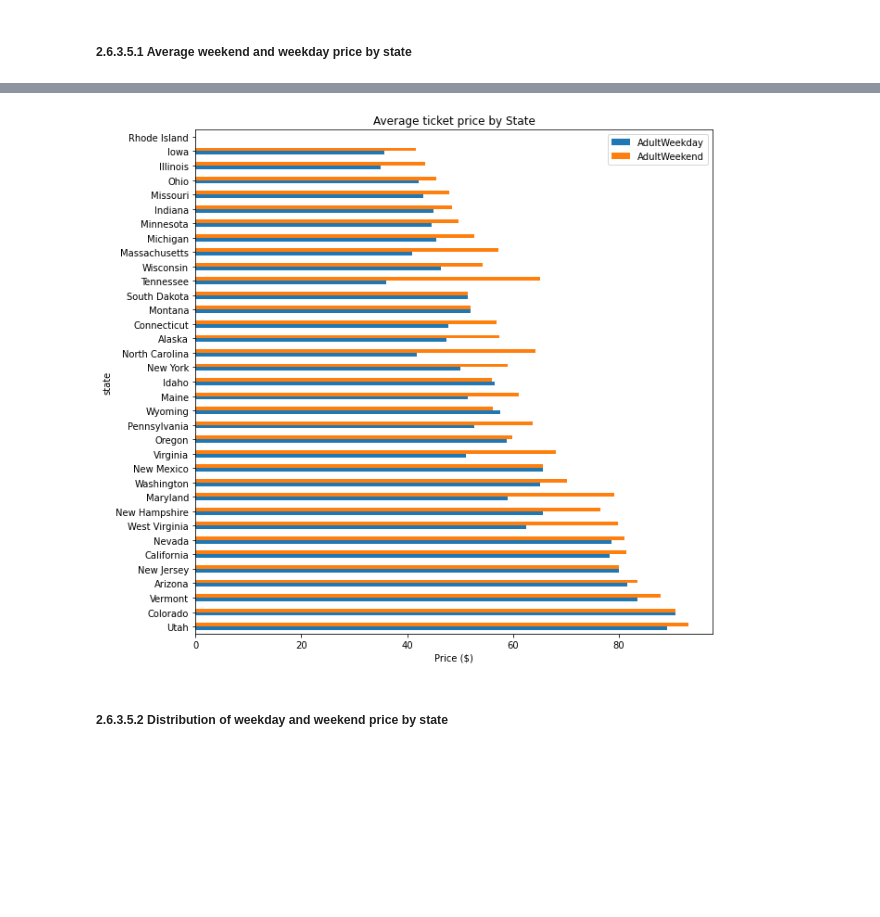
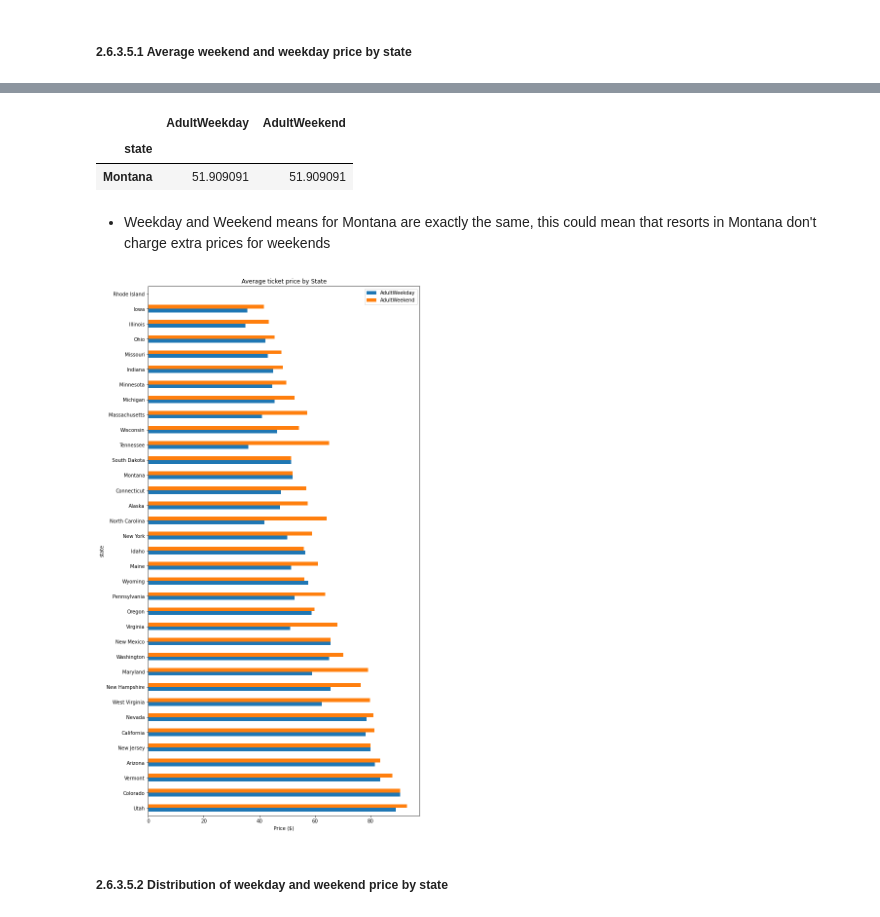
Before and after one commit to melodig/DataScienceGuidedCapstone1, a Jupyter notebook: Notebooks/02_data_wrangling.ipynb, the cells around one changed output, grey strips where cells are left out. Drawn from its saved outputs; the diff is of its cells as text; code cells hidden in the pictures; blank space fills up the shorter version.

Commit message:
final data wrangling

```diff
--- a/Notebooks/02_data_wrangling.ipynb
+++ b/Notebooks/02_data_wrangling.ipynb
@@ -288,5 +385,5 @@ Our primary focus is our Big Mountain resort, in Montana. Does the state give yo
 #Code task 14#
 # Calculate average weekday and weekend price by state and sort by the average of the two
 # Hint: use the pattern dataframe.groupby(<grouping variable>)[<list of columns>].mean()
-state_price_means = ski_data.___(___)[[___, ___]].mean()
+state_price_means = ski_data.groupby('state')[['AdultWeekday', 'AdultWeekend']].mean()
 state_price_means.head()
@@ -293,14 +398,24 @@ state_price_means.head()
+# %%
+state_price_means[state_price_means.index == 'Montana']
+# %% [output]
+|  | AdultWeekday | AdultWeekend |
+| state |  |  |
+| Montana | 51.909091 | 51.909091 |
+# %% [markdown]
+* Weekday and Weekend means for Montana are exactly the same, this could mean that resorts in Montana don't charge extra prices for weekends
 # %%
 # The next bit simply reorders the index by increasing average of weekday and weekend prices
 # Compare the index order you get from
 # state_price_means.index
 # with
 # state_price_means.mean(axis=1).sort_values(ascending=False).index
 # See how this expression simply sits within the reindex()
 (state_price_means.reindex(index=state_price_means.mean(axis=1)
     .sort_values(ascending=False)
     .index)
-    .plot(kind='barh', figsize=(10, 10), title='Average ticket price by State'))
+    .plot(kind='barh', figsize=(10, 20), title='Average ticket price by State'))
 plt.xlabel('Price ($)');
+
+# changed figsize from (10,10) to (10,20) to improve readability
 # %% [output]
-[figure, old version]
+[figure, new version]
```
Also changed, not shown: parts of 59 cells of this notebook, 3 other files.
